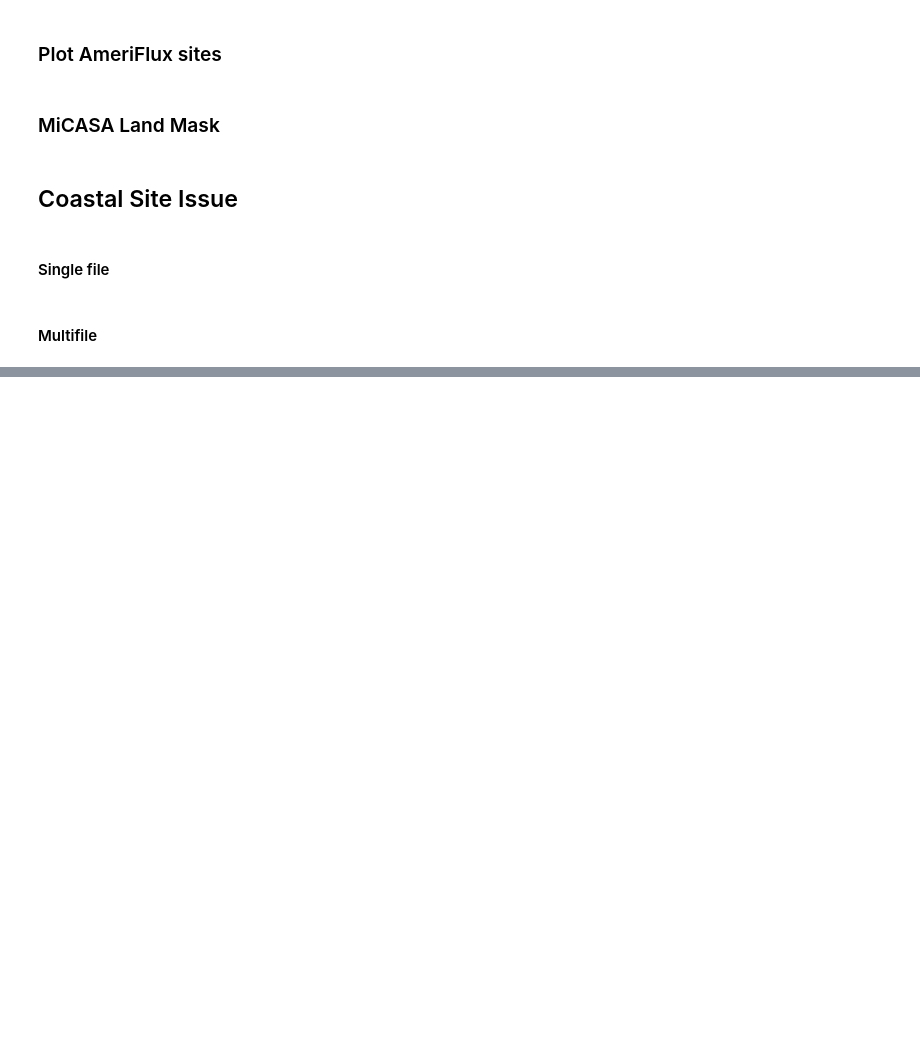
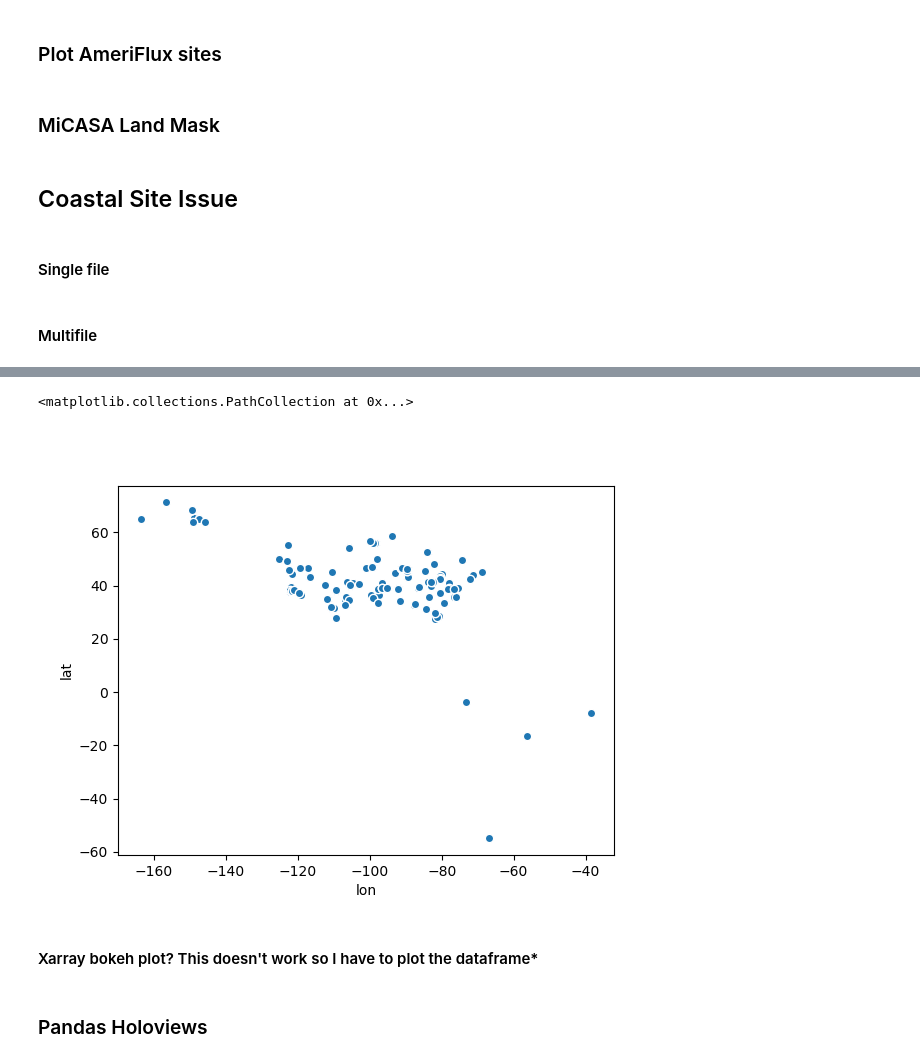
Before and after one commit to hannahzafar/FLUXNET-Model-comparison, a Jupyter notebook: notebooks/Debug-sandbox.ipynb, the cells around one changed output, grey strips where cells are left out. Drawn from its saved outputs; the diff is of its cells as text; code cells hidden in the pictures; blank space fills up the shorter version.

```diff
--- a/notebooks/Debug-sandbox.ipynb
+++ b/notebooks/Debug-sandbox.ipynb
@@ -317,0 +323,8 @@ filtered_df[['Site ID','Latitude (degrees)','Longitude (degrees)',]]
+# %%
+# Create df with lat/lons
+site_subset = ['Site ID',
+               'Longitude (degrees)',
+                'Latitude (degrees)',
+               ]
+df_meta = fluxnet_meta[site_subset]
+df_meta.set_index('Site ID')
@@ -317,0 +346,4 @@ filtered_df[['Site ID','Latitude (degrees)','Longitude (degrees)',]]
+# %%
+# Import and merge results
+results = pd.read_csv('../analysis/results.csv',index_col='SiteID')
+results
@@ -317,0 +365,3 @@ filtered_df[['Site ID','Latitude (degrees)','Longitude (degrees)',]]
+# %%
+df = df_meta.join(results, on='Site ID')
+df
@@ -317,0 +466,6 @@ filtered_df[['Site ID','Latitude (degrees)','Longitude (degrees)',]]
+# %%
+%matplotlib ipympl
+ds.plot.scatter(x="lon", y="lat")
+# %% [output]
+<matplotlib.collections.PathCollection at 0x...>
+[figure, added]
@@ -317,0 +476,2 @@ filtered_df[['Site ID','Latitude (degrees)','Longitude (degrees)',]]
+# %% [markdown]
+#### Xarray bokeh plot? This doesn't work so I have to plot the dataframe*
@@ -317,0 +492,2 @@ filtered_df[['Site ID','Latitude (degrees)','Longitude (degrees)',]]
+# %% [markdown]
+### Pandas Holoviews
```
Also changed, not shown: parts of 41 cells of this notebook, 2 other files.
